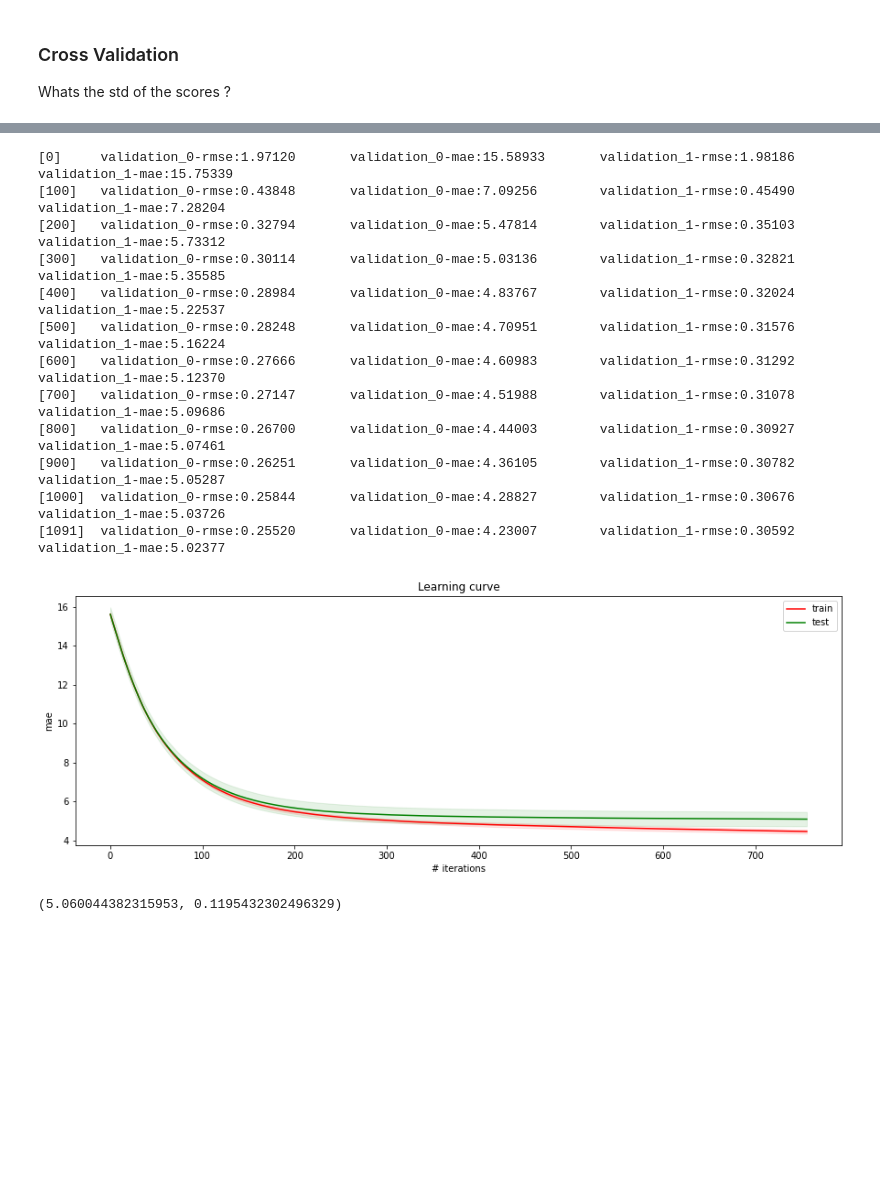
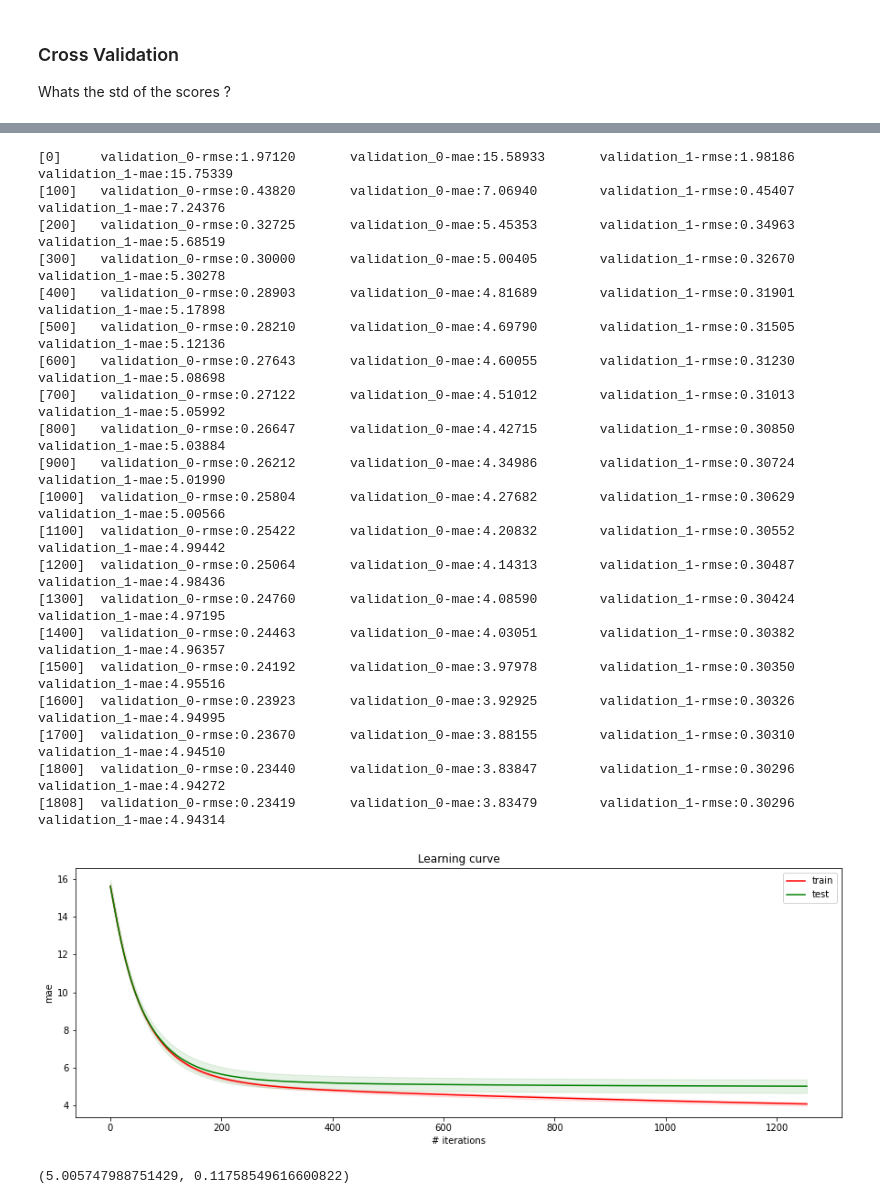
Before and after one commit to DataCrane/PML-kaggle-competition-2021, a Jupyter notebook: pml-2021-competition.ipynb, the cells around one changed output, grey strips where cells are left out. Cells and saved outputs as stored; diff of their text form; code cells hidden in the pictures; blank space fills up the shorter version.

```diff
--- a/pml-2021-competition.ipynb
+++ b/pml-2021-competition.ipynb
@@ -1063,6 +1088,18 @@ shift = 0
 if target_log:
     y_train_log = np.log(y_train) + shift
     y_test_log = np.log(y_test) + shift
+# %%
+xgb_params = {'objective' : fair_obj,
+              'colsample_bytree': 0.639338169696854,
+              'learning_rate': 0.010004061027776059,
+              'max_depth': 17,
+              'reg_alpha': 1.1538760116889881,
+              'reg_lambda': 0.9937596019610064,
+              'min_child_weight': 6,
+              'n_estimators': 2000,
+              'subsample': 0.8762074509846408,
+              'tree_method': 'gpu_hist',
+              'random_state': 20}
 # %%
 # Model
 # kaggle public score: 4.88
@@ -1071,20 +1108,6 @@ if target_log:
 
 print('y_train', np.round(np.percentile(y_train, [1,5,25,50,75,95,99]),2))
 
-
-xgb_params = {'objective' : fair_obj,
-              'colsample_bytree': 0.639338169696854,
-              'learning_rate': 0.010004061027776059,
-              'max_depth': 17,
-              'reg_alpha': 1.1538760116889881,
-              'reg_lambda': 0.9937596019610064,
-              'min_child_weight': 6,
-              'n_estimators': 2000,
-              'subsample': 0.8762074509846408,
-              'tree_method': 'gpu_hist',
-              'random_state': 20,
-              'early_stopping_rounds': 5}
-
 model = xgb.XGBRegressor(**xgb_params)
 
 eval_set = [(X_train, y_train_log), (X_test, y_test_log)]
@@ -1092,7 +1115,8 @@ eval_set = [(X_train, y_train_log), (X_test, y_test_log)]
 model.fit(X_train, y_train_log, \
          eval_metric = mae_log_eval,
          eval_set = eval_set, \
-         verbose = 20)
+         verbose = 20,
+         early_stopping_rounds = 30)
 
 
 print("predict - NEW METRIC")
@@ -1193,12 +1217,15 @@ dtrain = xgb.DMatrix(X_train, label=y_train, feature_names=feats)
 
 # evallist = [(dtest, 'test'), (dtrain, 'train')]
 
-xgb_params = {'max_depth':10, 'n_estimators':70, 'learning_rate':0.1, 'random_state':3}
+xgb_params = {'max_depth':10,
+              'n_estimators':70,
+              'learning_rate':0.1,
+              'random_state':3}
 
 # model = xgb.XGBRegressor(max_depth=10, n_estimators=70, learning_rate=0.1, random_state=3)
 model = xgb.train(xgb_params, dtrain, \
                   num_boost_round=60, \
-#                   early_stopping_rounds=50, \
+#                   early_stopping_rounds=30, \
                   maximize=False, verbose_eval=10)
 # model.fit(X_train, y_train)
 
@@ -1301,11 +1346,11 @@ xgb_params = {'objective' : fair_obj,
               'reg_alpha': 1.1538760116889881,
               'reg_lambda': 0.9937596019610064,
               'min_child_weight': 6,
-              'n_estimators': 1200,
+              'n_estimators': 2000,
               'subsample': 0.8762074509846408,
               'tree_method': 'gpu_hist',
               'random_state': 20}
 # %%
-cv_xgb(train, feats, xgb_params,folds=5, shift=shift, early_stopping_rounds=5, verbose =100)
+cv_xgb(train, feats, xgb_params,folds=5, shift=shift, early_stopping_rounds=30, verbose =100)
 # %% [output]
 [0]     validation_0-rmse:1.97232       validation_0-mae:15.65958       validation_1-rmse:1.97682       validation_1-mae:15.47144
@@ -1351,14 +1419,22 @@ cv_xgb(train, feats, xgb_params,folds=5, shift=shift, early_stopping_rounds=5, v
 [0]     validation_0-rmse:1.97120       validation_0-mae:15.58933       validation_1-rmse:1.98186       validation_1-mae:15.75339
-[100]   validation_0-rmse:0.43848       validation_0-mae:7.09256        validation_1-rmse:0.45490       validation_1-mae:7.28204
-[200]   validation_0-rmse:0.32794       validation_0-mae:5.47814        validation_1-rmse:0.35103       validation_1-mae:5.73312
-[300]   validation_0-rmse:0.30114       validation_0-mae:5.03136        validation_1-rmse:0.32821       validation_1-mae:5.35585
-[400]   validation_0-rmse:0.28984       validation_0-mae:4.83767        validation_1-rmse:0.32024       validation_1-mae:5.22537
-[500]   validation_0-rmse:0.28248       validation_0-mae:4.70951        validation_1-rmse:0.31576       validation_1-mae:5.16224
-[600]   validation_0-rmse:0.27666       validation_0-mae:4.60983        validation_1-rmse:0.31292       validation_1-mae:5.12370
-[700]   validation_0-rmse:0.27147       validation_0-mae:4.51988        validation_1-rmse:0.31078       validation_1-mae:5.09686
-[800]   validation_0-rmse:0.26700       validation_0-mae:4.44003        validation_1-rmse:0.30927       validation_1-mae:5.07461
-[900]   validation_0-rmse:0.26251       validation_0-mae:4.36105        validation_1-rmse:0.30782       validation_1-mae:5.05287
-[1000]  validation_0-rmse:0.25844       validation_0-mae:4.28827        validation_1-rmse:0.30676       validation_1-mae:5.03726
-[1091]  validation_0-rmse:0.25520       validation_0-mae:4.23007        validation_1-rmse:0.30592       validation_1-mae:5.02377
+[100]   validation_0-rmse:0.43820       validation_0-mae:7.06940        validation_1-rmse:0.45407       validation_1-mae:7.24376
+[200]   validation_0-rmse:0.32725       validation_0-mae:5.45353        validation_1-rmse:0.34963       validation_1-mae:5.68519
+[300]   validation_0-rmse:0.30000       validation_0-mae:5.00405        validation_1-rmse:0.32670       validation_1-mae:5.30278
+[400]   validation_0-rmse:0.28903       validation_0-mae:4.81689        validation_1-rmse:0.31901       validation_1-mae:5.17898
+[500]   validation_0-rmse:0.28210       validation_0-mae:4.69790        validation_1-rmse:0.31505       validation_1-mae:5.12136
+[600]   validation_0-rmse:0.27643       validation_0-mae:4.60055        validation_1-rmse:0.31230       validation_1-mae:5.08698
+[700]   validation_0-rmse:0.27122       validation_0-mae:4.51012        validation_1-rmse:0.31013       validation_1-mae:5.05992
+[800]   validation_0-rmse:0.26647       validation_0-mae:4.42715        validation_1-rmse:0.30850       validation_1-mae:5.03884
+[900]   validation_0-rmse:0.26212       validation_0-mae:4.34986        validation_1-rmse:0.30724       validation_1-mae:5.01990
+[1000]  validation_0-rmse:0.25804       validation_0-mae:4.27682        validation_1-rmse:0.30629       validation_1-mae:5.00566
+[1100]  validation_0-rmse:0.25422       validation_0-mae:4.20832        validation_1-rmse:0.30552       validation_1-mae:4.99442
+[1200]  validation_0-rmse:0.25064       validation_0-mae:4.14313        validation_1-rmse:0.30487       validation_1-mae:4.98436
+[1300]  validation_0-rmse:0.24760       validation_0-mae:4.08590        validation_1-rmse:0.30424       validation_1-mae:4.97195
+[1400]  validation_0-rmse:0.24463       validation_0-mae:4.03051        validation_1-rmse:0.30382       validation_1-mae:4.96357
+[1500]  validation_0-rmse:0.24192       validation_0-mae:3.97978        validation_1-rmse:0.30350       validation_1-mae:4.95516
+[1600]  validation_0-rmse:0.23923       validation_0-mae:3.92925        validation_1-rmse:0.30326       validation_1-mae:4.94995
+[1700]  validation_0-rmse:0.23670       validation_0-mae:3.88155        validation_1-rmse:0.30310       validation_1-mae:4.94510
+[1800]  validation_0-rmse:0.23440       validation_0-mae:3.83847        validation_1-rmse:0.30296       validation_1-mae:4.94272
+[1808]  validation_0-rmse:0.23419       validation_0-mae:3.83479        validation_1-rmse:0.30296       validation_1-mae:4.94314
-[figure, old version]
+[figure, new version]
-(5.060044382315953, 0.1195432302496329)
+(5.005747988751429, 0.11758549616600822)
```
Also changed, not shown: parts of 16 cells of this notebook.
